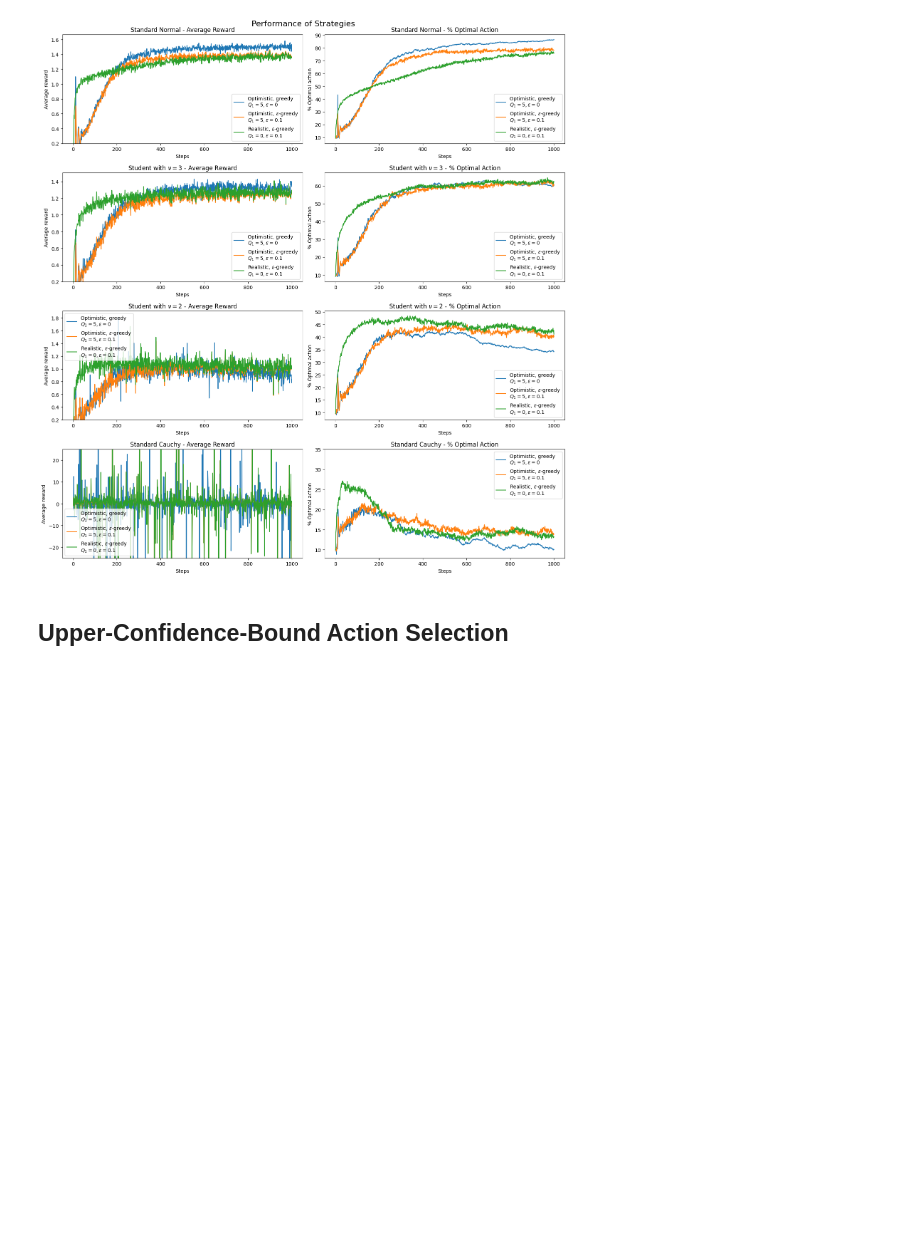
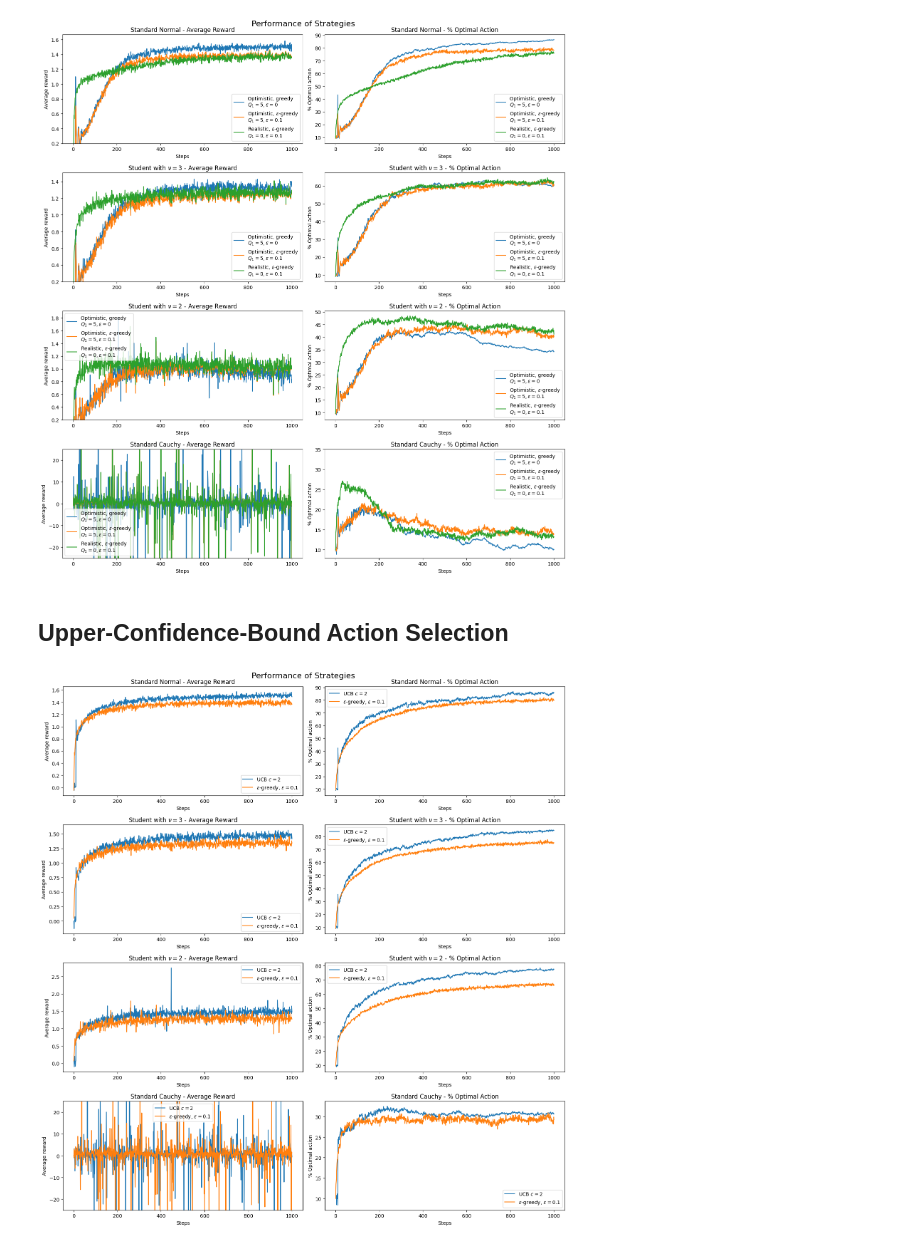
Before and after one commit to davynchi/diploma, a Jupyter notebook: bandit_tester.ipynb, the cells around one changed output. Saved outputs shown, nothing was run; the diff lists cells and outputs as text; code cells hidden in the pictures; blank space fills up the shorter version.

```diff
--- a/bandit_tester.ipynb
+++ b/bandit_tester.ipynb
@@ -247,16 +243,34 @@ plot_strategies_results(average_rewards, optimal_actions, labels, set_ylim)
 ## Upper-Confidence-Bound Action Selection
 # %%
 class UCB(Strategy):
-    def __init__(self, num_arms, alpha=0.1, step_size=lambda x: 1 / x):
+    def __init__(self, num_arms, alpha=2, step_size=lambda x: 1 / x):
         super().__init__(num_arms, step_size=step_size)
         self.alpha = alpha  # Exploration parameter
+        self.t = 0 # time
 
     def choose_arm(self):
-        if np.all(self.counts == 0):  # Explore all arms initially
-            return np.random.randint(0, self.num_arms)
-        upper_bounds = self.q_values + self.alpha * np.sqrt(np.log(self.t) / self.counts)
+        self.t += 1  # Track total number of steps taken
+        # Avoid division by zero by adding a small constant to the denominator
+        safe_counts = np.maximum(self.counts, 0.001)  # Ensure no element is zero
+        upper_bounds = self.q_values + self.alpha * np.sqrt(np.log(self.t) / safe_counts)
         return np.argmax(upper_bounds)  # Choose arm with highest upper bound
 
     def update_q_values(self, arm, reward):
-        super().update_q_values(arm, reward)
-        self.t += 1  # Track total number of steps taken
+        self.counts[arm] += 1
+        self.q_values[arm] = self.q_values[arm] + self.step_size(self.counts[arm]) * (reward - self.q_values[arm])
+# %%
+strategies = [UCB, EpsilonGreedy]
+strategies_params = [{'alpha': 2}, {'epsilon': 0.1}]
+# %%
+average_rewards, optimal_actions = compare_strategies(distributions, distributions_params, distributions_names, strategies, strategies_params)
+# %%
+labels = [r"UCB $c=2$", r"$\epsilon$-greedy, $\epsilon = 0.1$"]
+
+def set_ylim(key: str, i: int, axes_flat) -> None:
+    # Special adjustments for the last row (Standard Cauchy)
+    if key == "Standard Cauchy":
+        axes_flat[2 * i].set_ylim(-25, 25)  # Set x-axis limits for average reward
+# %%
+plot_strategies_results(average_rewards, optimal_actions, labels, set_ylim)
+# %% [output]
+[figure, added]
```
Also changed, not shown: parts of 1 cell of this notebook.
